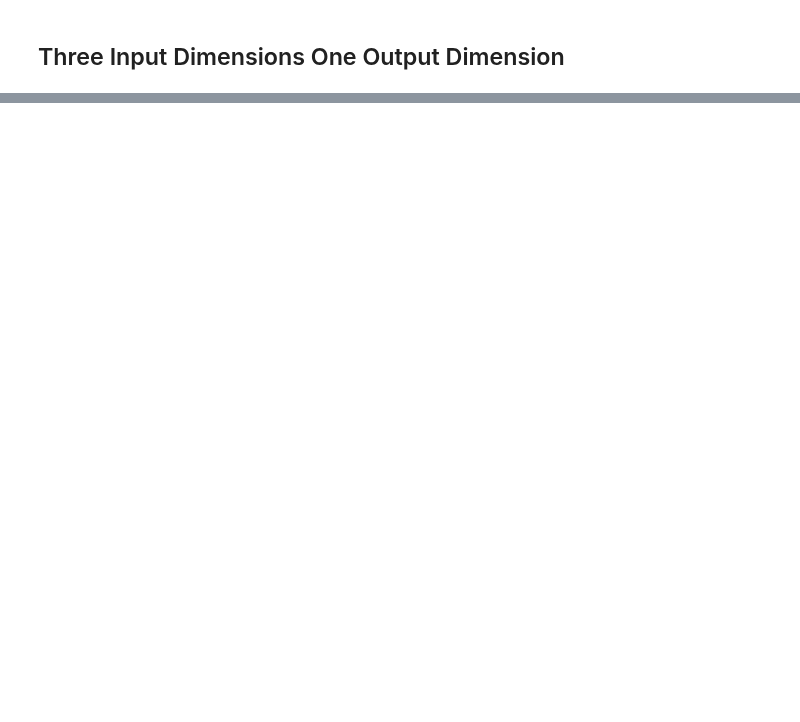
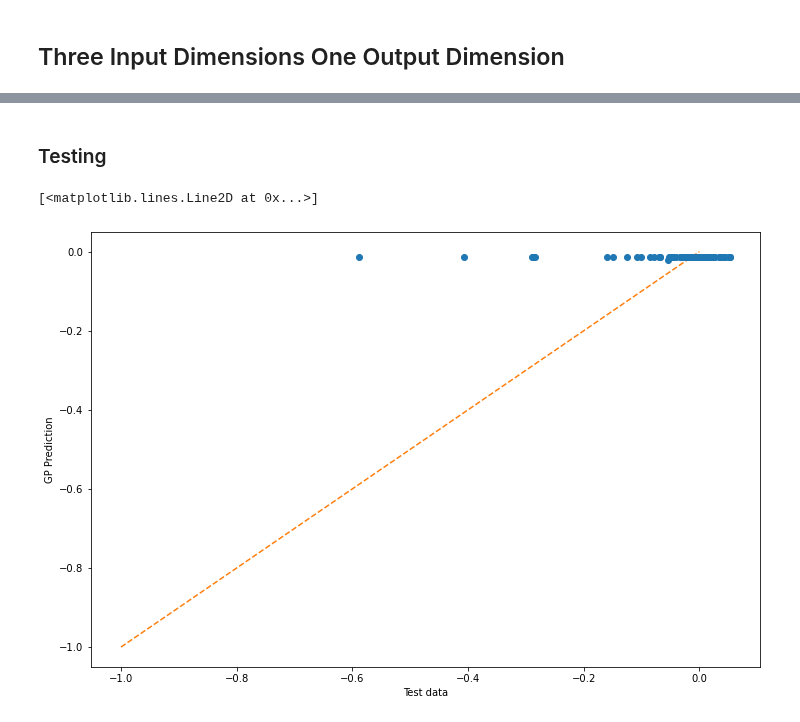
Before and after one commit to zcapjdb/UKAEAGroupProject, a Jupyter notebook: src/notebooks/GaussianProcess.ipynb, the cells around one changed output, grey strips where cells are left out. Drawn from its saved outputs; the diff is of its cells as text; code cells hidden in the pictures; blank space fills up the shorter version.

```diff
--- a/src/notebooks/GaussianProcess.ipynb
+++ b/src/notebooks/GaussianProcess.ipynb
@@ -200,0 +252,48 @@ fig.colorbar(p)
+# %% [markdown]
+### Testing
+# %%
+test_data = pd.read_pickle("/share/rcifdata/jbarr/UKAEAGroupProject/data/test_data_clipped.pkl")
+drop_data_test = test_data[keys].dropna()
+
+x_test_data = drop_data_test.iloc[:,:-1]
+y_test_data = drop_data_test.iloc[:,-1:]
+
+assert x_test_data.shape[0] == y_test_data.shape[0]
+assert x_test_data.shape[1] == len(keys)-1
+# %%
+n = 100
+idx = np.random.permutation(n)
+
+x_test_data = torch.tensor(x_test_data.values)[idx]
+y_test_data = torch.tensor(y_test_data.values)[idx]
+
+x_test_data = x_test_data.unsqueeze(0)
+y_test_data = y_test_data.unsqueeze(0)
+
+x_min0, x_max0 = x_test_data.min(), x_test_data.max()
+# %%
+# Get into evaluation (predictive posterior) mode
+gp.eval()
+gp.likelihood.eval()
+
+
+with torch.no_grad(), gpytorch.settings.fast_pred_var():
+
+    observed_pred = gp.likelihood(gp(x_test_data))
+
+    mean = observed_pred.mean
+    variance = observed_pred.variance
+# %%
+output = mean.detach().numpy()
+out_var = variance.detach().numpy().squeeze()
+output = output.squeeze()
+# %%
+plt.figure(figsize = (12,8))
+# plt.scatter(y_test_data.squeeze(), output)
+plt.xlabel('Test data')
+plt.ylabel('GP Prediction')
+plt.errorbar(y_test_data.squeeze(), output,fmt='o', yerr=out_var, ecolor ='black')
+plt.plot(np.arange(-1,1),np.arange(-1,1), '--' )
+# %% [output]
+[<matplotlib.lines.Line2D at 0x...>]
+[figure, added]
```
Also changed, not shown: parts of 17 cells of this notebook.
